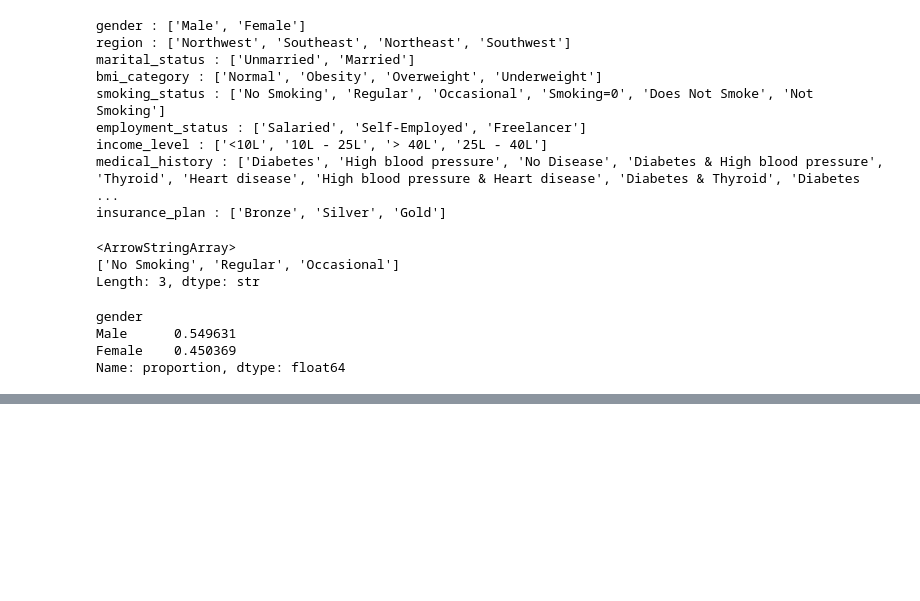
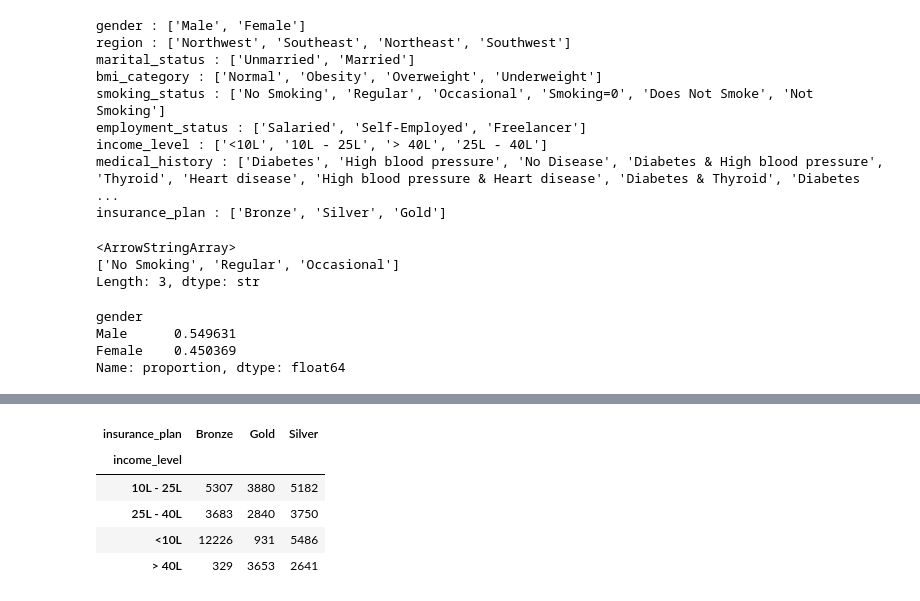
Before and after one commit to ittihadur/ML-Regression-Project, a Jupyter notebook: ML REGRESSION.ipynb, the cells around one changed output, grey strips where cells are left out. Saved outputs shown, nothing was run; the diff lists cells and outputs as text; code cells hidden in the pictures; blank space fills up the shorter version.

```diff
--- a/ML REGRESSION.ipynb
+++ b/ML REGRESSION.ipynb
@@ -7,8 +7,8 @@ from sklearn.linear_model import LinearRegression , Ridge , Lasso
 from sklearn.metrics import r2_score, mean_squared_error, mean_absolute_error
 from sklearn.model_selection import train_test_split , cross_val_score
 from sklearn.model_selection import GridSearchCV , RandomizedSearchCV
-pd.set_option('display.max_colwidth', None)
-pd.set_option('display.max_rows', None)
+# pd.set_option('display.max_colwidth', None)
+# pd.set_option('display.max_rows', None)
 # %%
 df = pd.read_excel("premiums.xlsx")
 # %%
@@ -224,0 +240,10 @@ Name: proportion, dtype: float64
+# %%
+crosstab = pd.crosstab(df2['income_level'], df2['insurance_plan'])
+crosstab
+# %% [output]
+| insurance_plan | Bronze | Gold | Silver |
+| income_level |  |  |  |
+| 10L - 25L | 5307 | 3880 | 5182 |
+| 25L - 40L | 3683 | 2840 | 3750 |
+| <10L | 12226 | 931 | 5486 |
+| > 40L | 329 | 3653 | 2641 |
```
Also changed, not shown: parts of 3 cells of this notebook.
